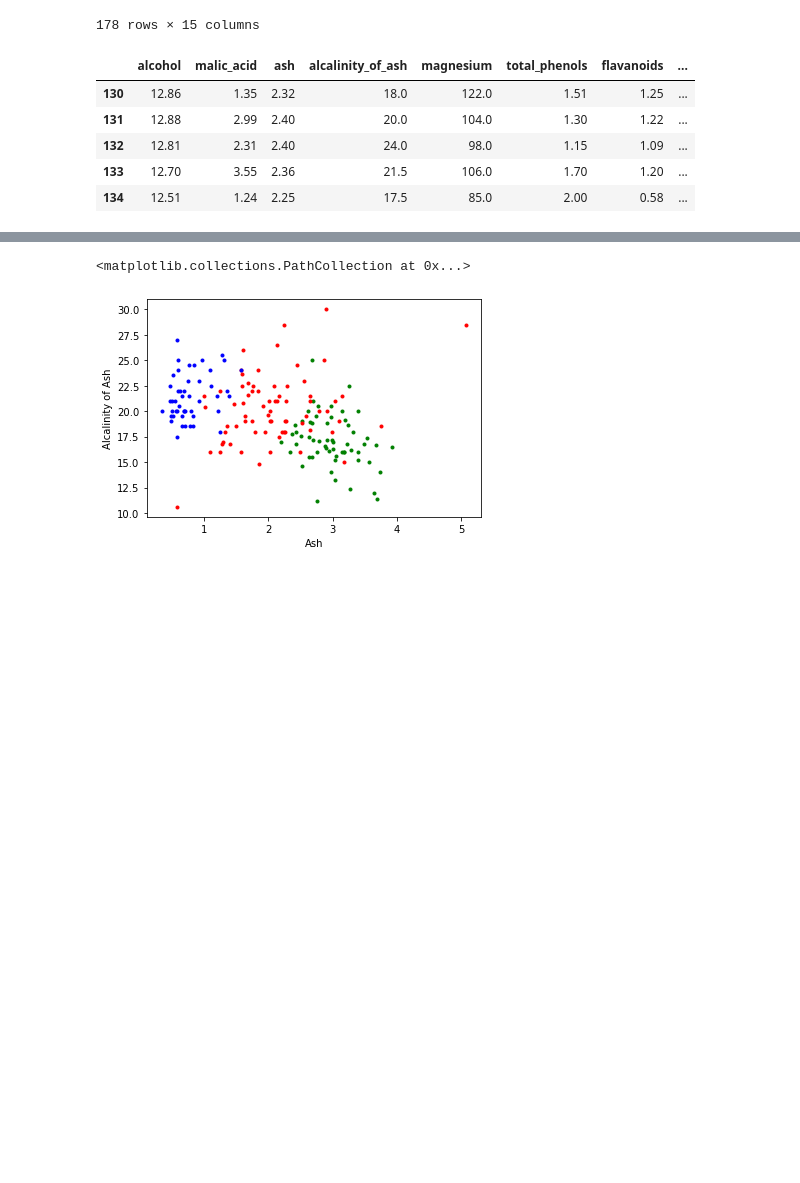
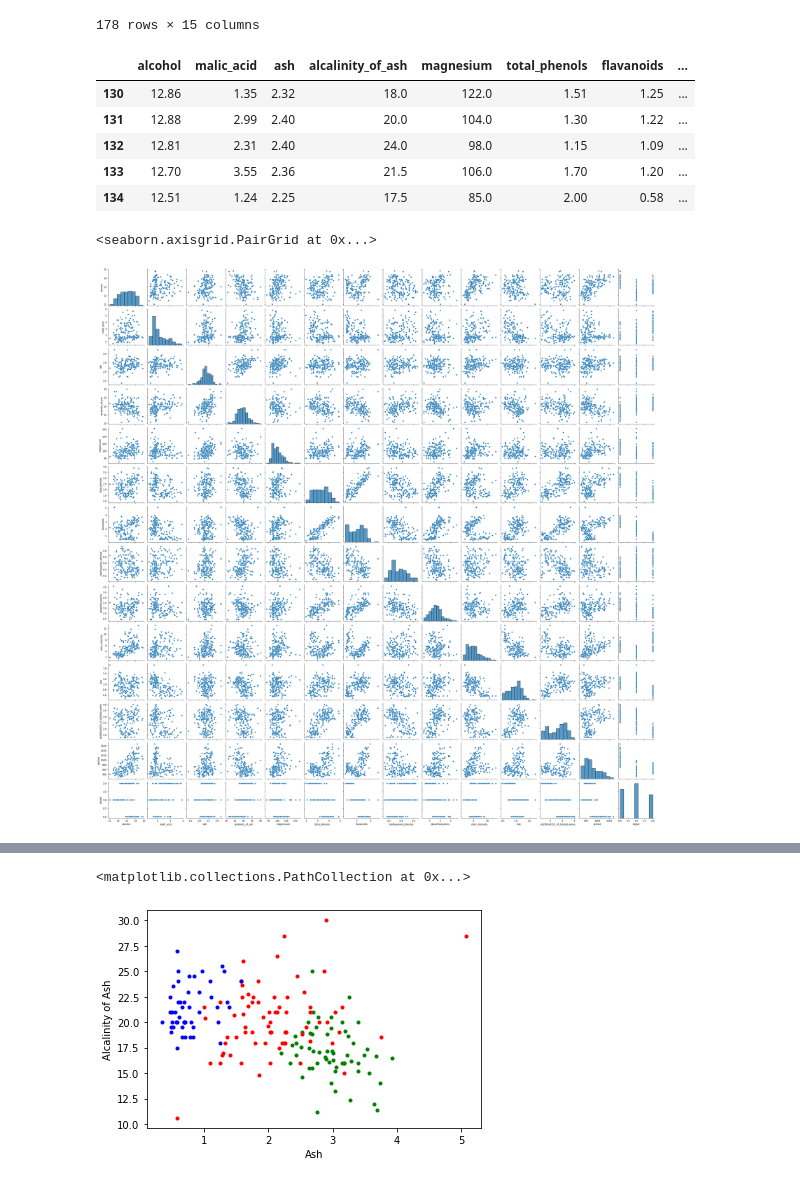
Before and after one commit to ashique1991/ML, a Jupyter notebook: Wine Quality Prediction/Wine Quality Prediction (Support Vector Machine).ipynb, the cells around one changed output, grey strips where cells are left out. Drawn from its saved outputs; the diff is of its cells as text; code cells hidden in the pictures; blank space fills up the shorter version.

```diff
--- a/Wine Quality Prediction/Wine Quality Prediction (Support Vector Machine).ipynb
+++ b/Wine Quality Prediction/Wine Quality Prediction (Support Vector Machine).ipynb
@@ -91,3 +87,8 @@ df2.head()
 | 132 | 12.81 | 2.31 | 2.40 | 24.0 | 98.0 | 1.15 | 1.09 | ... |
 | 133 | 12.70 | 3.55 | 2.36 | 21.5 | 106.0 | 1.70 | 1.20 | ... |
 | 134 | 12.51 | 1.24 | 2.25 | 17.5 | 85.0 | 2.00 | 0.58 | ... |
+# %%
+sb.pairplot(df)
+# %% [output]
+<seaborn.axisgrid.PairGrid at 0x...>
+[figure, added]
```
Also changed, not shown: parts of 15 cells of this notebook.
